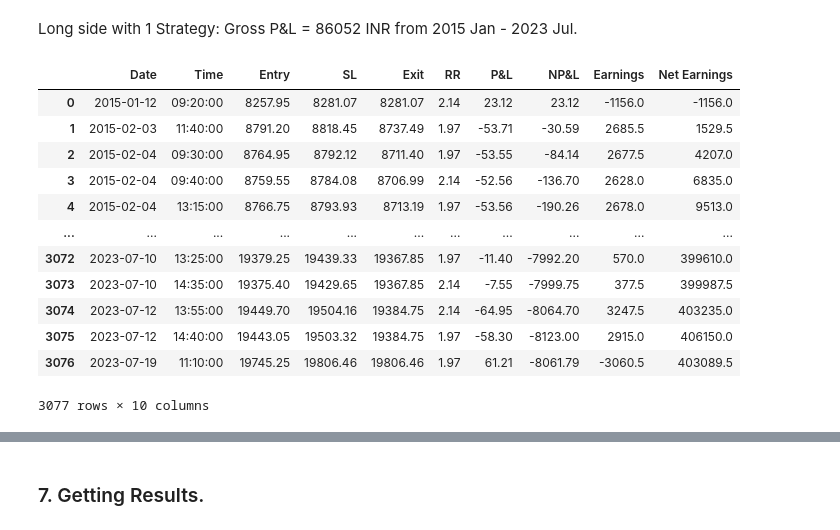
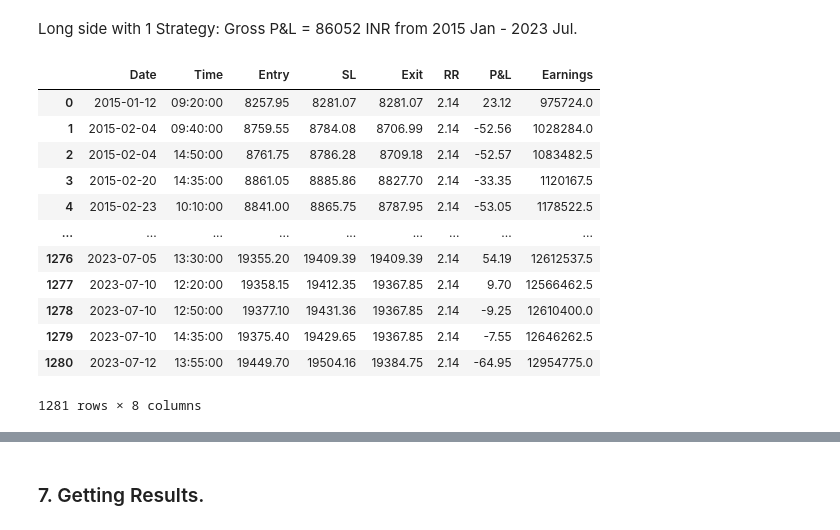
Before and after one commit to Astrobot91/Projects, a Jupyter notebook: Backtesters/backtester_V1.ipynb, the cells around one changed output, grey strips where cells are left out. Cells and saved outputs as stored; diff of their text form; code cells hidden in the pictures.

```diff
--- a/Backtesters/backtester_V1.ipynb
+++ b/Backtesters/backtester_V1.ipynb
@@ -392,6 +403,12 @@ considered_cpr_levels
 #### 6.1. Long Side
 This strategy is using CPR levels. Different strategies can be developed and combined together to get desired results.
 # %%
+# Define Wallet
+buy_wallet = 1000000
+
+# Lot Size
+lotsize = 50
+
 # Create list for storing important values
 dates_buy = np.array([])
 time_buy = np.array([])
@@ -400,9 +417,6 @@ exit_buy = np.array([])
 sl_array_buy = np.array([])
 net_rr_buy = np.array([])
 buy_earnings = np.array([])
-
-# Lot Size
-lotsize = 50
 
 # BUY SIDE
 for j in range(len(considered_cpr_levels["BUY Combos"])):
@@ -436,6 +450,14 @@ for j in range(len(considered_cpr_levels["BUY Combos"])):
                 time_buy = np.append(time_buy, all_candles_time[i])
                 entry_buy = np.append(entry_buy, all_candles_high[i])
 
+                for z in range(1, 100):
+                    if z * ((all_candles_high[i] * lotsize) / 9) > 1.0 * buy_wallet:
+                        no_of_lots = z - 1
+                        deployed_capital = no_of_lots * ((all_candles_high[i] * lotsize) / 9)
+                        break
+
+                buy_wallet -= deployed_capital
+
                 # StopLoss at candle LOW, GAP = 0.01%
                 sl = (all_candles_high[i] - (all_candles_high[i] * 0.0029)).round(2)
                 sl_array_buy = np.append(sl_array_buy, sl)
@@ -460,8 +482,9 @@ for j in range(len(considered_cpr_levels["BUY Combos"])):
                 exit_buy = np.append(exit_buy, exit_val)
 
             # Append the earnings
-                earning_buy = ((exit_val - all_candles_high[i]) * lotsize)
-                buy_earnings = np.append(buy_earnings, earning_buy)
+                earning_buy = deployed_capital + ((exit_val - all_candles_high[i]) * lotsize * no_of_lots)
+                buy_wallet = buy_wallet + earning_buy
+                buy_earnings = np.append(buy_earnings, buy_wallet)
 
 
 ...
@@ -477,9 +500,7 @@ backtesting_long_data = {
     "Exit": exit_buy,
     "RR": net_rr_buy,
     "P&L": None,
-    "NP&L": None,
     "Earnings": buy_earnings,
-    "Net Earnings": None
     }
 
 backtesting_buy_df = pd.DataFrame(backtesting_long_data)
@@ -637,21 +674,19 @@ backtesting_short_data = {
 backtesting_sell_df = pd.DataFrame(backtesting_short_data)
 # %%
 backtesting_sell_df["P&L"] = (backtesting_sell_df["Exit"] - backtesting_sell_df["Entry"]).round(2)
-backtesting_sell_df["NP&L"] = backtesting_sell_df["P&L"].cumsum()
-backtesting_sell_df["Net Earnings"] = backtesting_sell_df["Earnings"].cumsum()
 
 backtesting_sell_df
 # %% [output]
-|  | Date | Time | Entry | SL | Exit | RR | P&L | NP&L | Earnings | Net Earnings |
-| 0 | 2015-01-12 | 09:20:00 | 8257.95 | 8281.07 | 8281.07 | 2.14 | 23.12 | 23.12 | -1156.0 | -1156.0 |
-| 1 | 2015-02-03 | 11:40:00 | 8791.20 | 8818.45 | 8737.49 | 1.97 | -53.71 | -30.59 | 2685.5 | 1529.5 |
-| 2 | 2015-02-04 | 09:30:00 | 8764.95 | 8792.12 | 8711.40 | 1.97 | -53.55 | -84.14 | 2677.5 | 4207.0 |
-| 3 | 2015-02-04 | 09:40:00 | 8759.55 | 8784.08 | 8706.99 | 2.14 | -52.56 | -136.70 | 2628.0 | 6835.0 |
-| 4 | 2015-02-04 | 13:15:00 | 8766.75 | 8793.93 | 8713.19 | 1.97 | -53.56 | -190.26 | 2678.0 | 9513.0 |
-| ... | ... | ... | ... | ... | ... | ... | ... | ... | ... | ... |
-| 3072 | 2023-07-10 | 13:25:00 | 19379.25 | 19439.33 | 19367.85 | 1.97 | -11.40 | -7992.20 | 570.0 | 399610.0 |
-| 3073 | 2023-07-10 | 14:35:00 | 19375.40 | 19429.65 | 19367.85 | 2.14 | -7.55 | -7999.75 | 377.5 | 399987.5 |
-| 3074 | 2023-07-12 | 13:55:00 | 19449.70 | 19504.16 | 19384.75 | 2.14 | -64.95 | -8064.70 | 3247.5 | 403235.0 |
-| 3075 | 2023-07-12 | 14:40:00 | 19443.05 | 19503.32 | 19384.75 | 1.97 | -58.30 | -8123.00 | 2915.0 | 406150.0 |
-| 3076 | 2023-07-19 | 11:10:00 | 19745.25 | 19806.46 | 19806.46 | 1.97 | 61.21 | -8061.79 | -3060.5 | 403089.5 |
+|  | Date | Time | Entry | SL | Exit | RR | P&L | Earnings |
+| 0 | 2015-01-12 | 09:20:00 | 8257.95 | 8281.07 | 8281.07 | 2.14 | 23.12 | 975724.0 |
+| 1 | 2015-02-04 | 09:40:00 | 8759.55 | 8784.08 | 8706.99 | 2.14 | -52.56 | 1028284.0 |
+| 2 | 2015-02-04 | 14:50:00 | 8761.75 | 8786.28 | 8709.18 | 2.14 | -52.57 | 1083482.5 |
+| 3 | 2015-02-20 | 14:35:00 | 8861.05 | 8885.86 | 8827.70 | 2.14 | -33.35 | 1120167.5 |
+| 4 | 2015-02-23 | 10:10:00 | 8841.00 | 8865.75 | 8787.95 | 2.14 | -53.05 | 1178522.5 |
+| ... | ... | ... | ... | ... | ... | ... | ... | ... |
+| 1276 | 2023-07-05 | 13:30:00 | 19355.20 | 19409.39 | 19409.39 | 2.14 | 54.19 | 12612537.5 |
+| 1277 | 2023-07-10 | 12:20:00 | 19358.15 | 19412.35 | 19367.85 | 2.14 | 9.70 | 12566462.5 |
+| 1278 | 2023-07-10 | 12:50:00 | 19377.10 | 19431.36 | 19367.85 | 2.14 | -9.25 | 12610400.0 |
+| 1279 | 2023-07-10 | 14:35:00 | 19375.40 | 19429.65 | 19367.85 | 2.14 | -7.55 | 12646262.5 |
+| 1280 | 2023-07-12 | 13:55:00 | 19449.70 | 19504.16 | 19384.75 | 2.14 | -64.95 | 12954775.0 |
-3077 rows × 10 columns
+1281 rows × 8 columns
```
Also changed, not shown: parts of 8 cells of this notebook.
